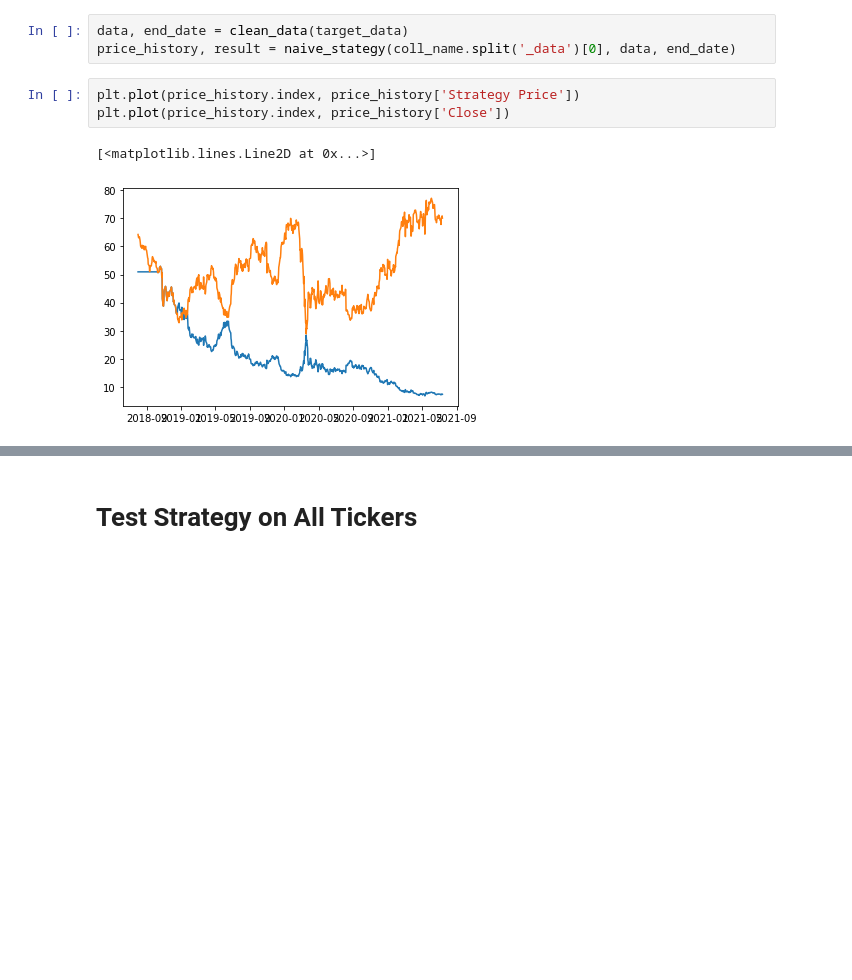
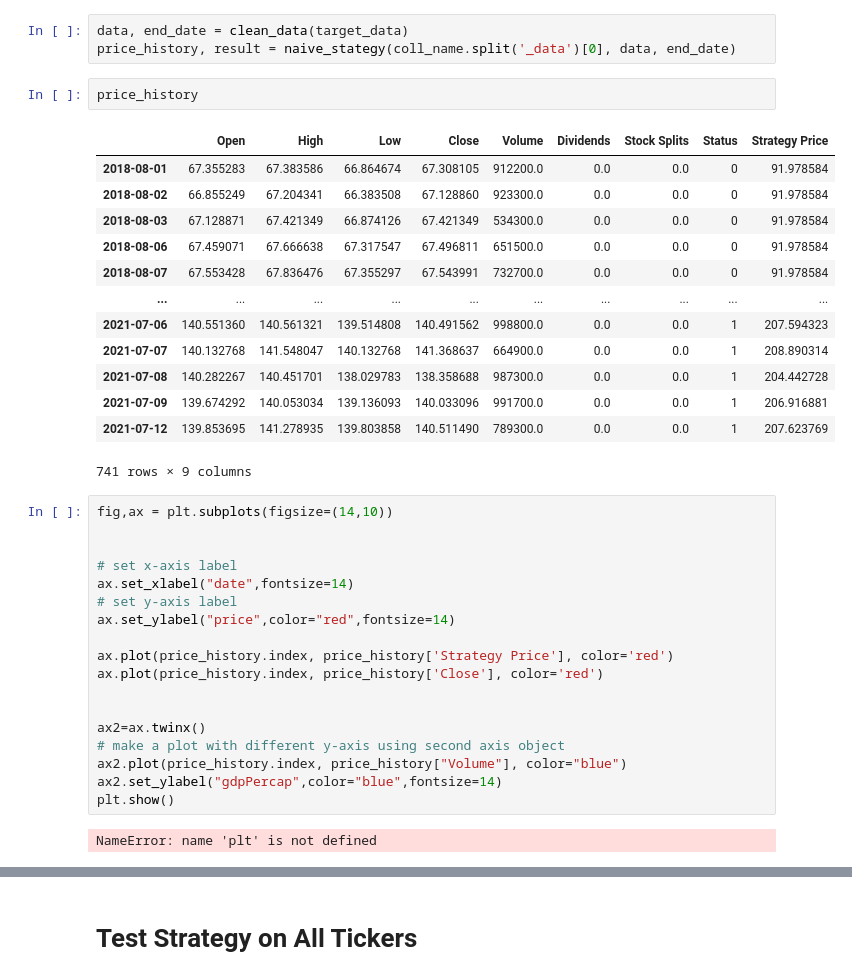
Before and after one commit to jareducherek/stock-analysis, a Jupyter notebook: notebooks/analyze_mongo.ipynb, the cells around one changed output, grey strips where cells are left out. Saved outputs shown, nothing was run; the diff lists cells and outputs as text; blank space fills up the shorter version.

```diff
--- a/notebooks/analyze_mongo.ipynb
+++ b/notebooks/analyze_mongo.ipynb
@@ -192,9 +192,39 @@ def naive_stategy(ticker_name, data, end_date):
 # %%
 data, end_date = clean_data(target_data)
 price_history, result = naive_stategy(coll_name.split('_data')[0], data, end_date)
+# %%
+price_history
+# %% [output]
+|  | Open | High | Low | Close | Volume | Dividends | Stock Splits | Status | Strategy Price |
+| 2018-08-01 | 67.355283 | 67.383586 | 66.864674 | 67.308105 | 912200.0 | 0.0 | 0.0 | 0 | 91.978584 |
+| 2018-08-02 | 66.855249 | 67.204341 | 66.383508 | 67.128860 | 923300.0 | 0.0 | 0.0 | 0 | 91.978584 |
+| 2018-08-03 | 67.128871 | 67.421349 | 66.874126 | 67.421349 | 534300.0 | 0.0 | 0.0 | 0 | 91.978584 |
+| 2018-08-06 | 67.459071 | 67.666638 | 67.317547 | 67.496811 | 651500.0 | 0.0 | 0.0 | 0 | 91.978584 |
+| 2018-08-07 | 67.553428 | 67.836476 | 67.355297 | 67.543991 | 732700.0 | 0.0 | 0.0 | 0 | 91.978584 |
+| ... | ... | ... | ... | ... | ... | ... | ... | ... | ... |
+| 2021-07-06 | 140.551360 | 140.561321 | 139.514808 | 140.491562 | 998800.0 | 0.0 | 0.0 | 1 | 207.594323 |
+| 2021-07-07 | 140.132768 | 141.548047 | 140.132768 | 141.368637 | 664900.0 | 0.0 | 0.0 | 1 | 208.890314 |
+| 2021-07-08 | 140.282267 | 140.451701 | 138.029783 | 138.358688 | 987300.0 | 0.0 | 0.0 | 1 | 204.442728 |
+| 2021-07-09 | 139.674292 | 140.053034 | 139.136093 | 140.033096 | 991700.0 | 0.0 | 0.0 | 1 | 206.916881 |
+| 2021-07-12 | 139.853695 | 141.278935 | 139.803858 | 140.511490 | 789300.0 | 0.0 | 0.0 | 1 | 207.623769 |
+741 rows × 9 columns
 # %%
-plt.plot(price_history.index, price_history['Strategy Price'])
-plt.plot(price_history.index, price_history['Close'])
+fig,ax = plt.subplots(figsize=(14,10))
+
+
+# set x-axis label
+ax.set_xlabel("date",fontsize=14)
+# set y-axis label
+ax.set_ylabel("price",color="red",fontsize=14)
+
+ax.plot(price_history.index, price_history['Strategy Price'], color='red')
+ax.plot(price_history.index, price_history['Close'], color='red')
+
+
+ax2=ax.twinx()
+# make a plot with different y-axis using second axis object
+ax2.plot(price_history.index, price_history["Volume"], color="blue")
+ax2.set_ylabel("gdpPercap",color="blue",fontsize=14)
+plt.show()
 # %% [output]
-[<matplotlib.lines.Line2D at 0x...>]
+NameError: name 'plt' is not defined
-[figure, removed]
```
Also changed, not shown: parts of 8 cells of this notebook.
